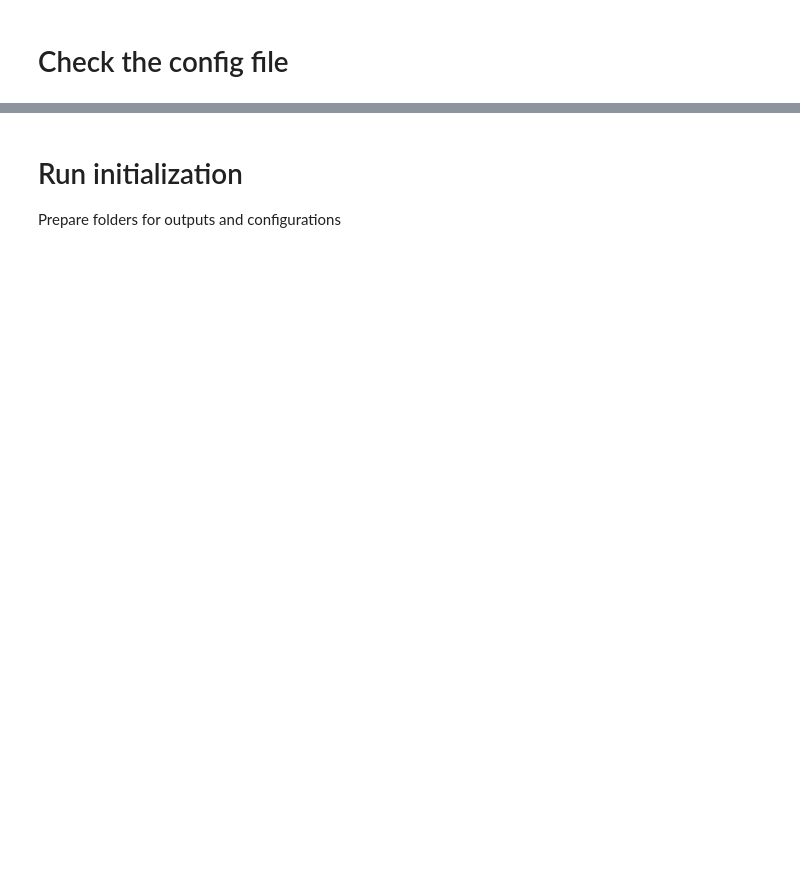
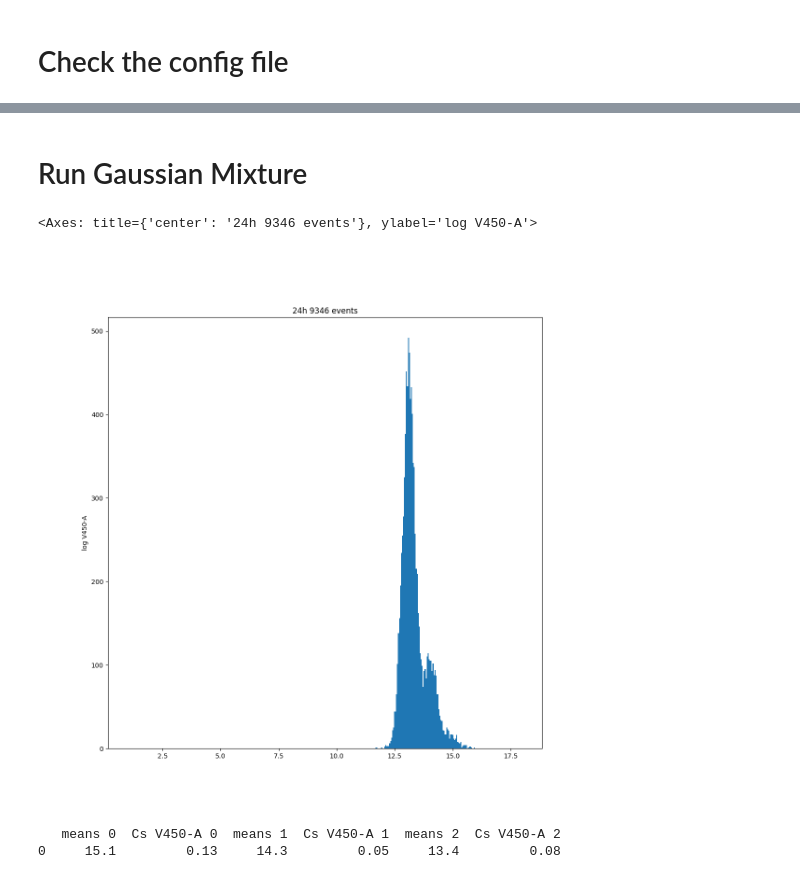
Before and after one commit to ggosti/fcGMM, a Jupyter notebook: ExampleNotebook.ipynb, the cells around one changed output, grey strips where cells are left out. Cells and saved outputs as stored; diff of their text form; code cells hidden in the pictures; blank space fills up the shorter version.

```diff
--- a/ExampleNotebook.ipynb
+++ b/ExampleNotebook.ipynb
@@ -12,0 +45,11 @@ List the files in the data folder, you should see the fcs files you want to anal
+# %%
+dataDir = 'data/'
+fcsFileName = '29112021 high FSC_T 1 Day 1 pm.fcs'
+
+# channel names
+xlabel = 'V450-A'
+ylabel = None
+zlabel = None
+
+# set dimensions for gmm
+dim = 1
@@ -12,0 +60,7 @@ List the files in the data folder, you should see the fcs files you want to anal
+# %%
+# gate paramenters
+th = 10**-11 #kernel density th
+fsca_lb = 47000
+fsca_hb = 250000
+ssca_lb = 5000
+ssca_hb = 250000
@@ -13,4 +155,2 @@ List the files in the data folder, you should see the fcs files you want to anal
 # %% [markdown]
-# Run initialization
-
-Prepare folders for outputs and configurations
+# Run Gaussian Mixture
@@ -67,0 +157,21 @@ dataframe = gmm.doPreproc(datafile, sufx, names, dirClean,xlab,ylab,zlab)
+# %%
+lx = 'log '+xlabel # V450-A'
+ly = None
+lz = None
+
+time = '24h '
+
+df,x = gmm.getCols(dfTh,lx,ly,lz)
+gmm.plot1dlog(x, time, llim=1, lim = 18, xlabel=lx, nbins = 400.0)
+# %% [output]
+<Axes: title={'center': '24h 9346 events'}, ylabel='log V450-A'>
+[figure, added]
+# %%
+res0 = pd.DataFrame( {'means 0':[15.1],'Cs V450-A 0':[0.13],
+                      'means 1':[14.3],'Cs V450-A 1':[0.05],
+                      'means 2':[13.4],'Cs V450-A 2':[0.08]})
+
+print(res0)
+# %% [output]
+   means 0  Cs V450-A 0  means 1  Cs V450-A 1  means 2  Cs V450-A 2
+0     15.1         0.13     14.3         0.05     13.4         0.08
```
Also changed, not shown: parts of 13 cells of this notebook, 3 other files.
